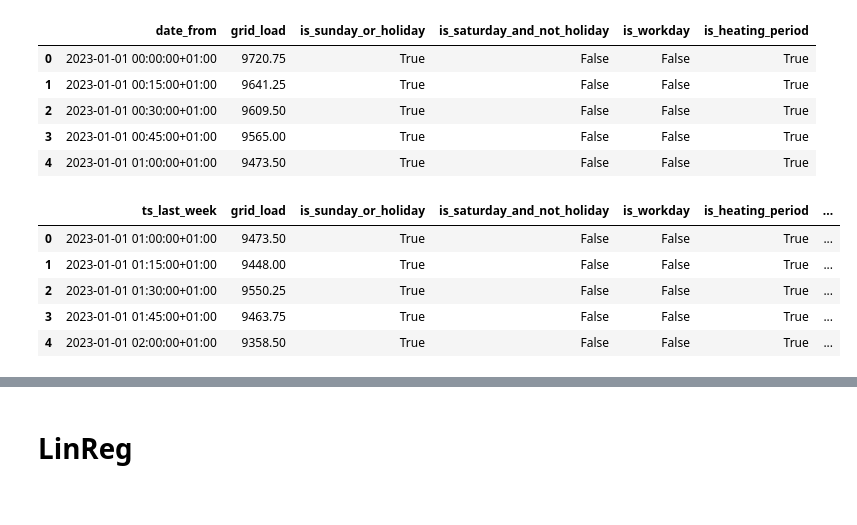
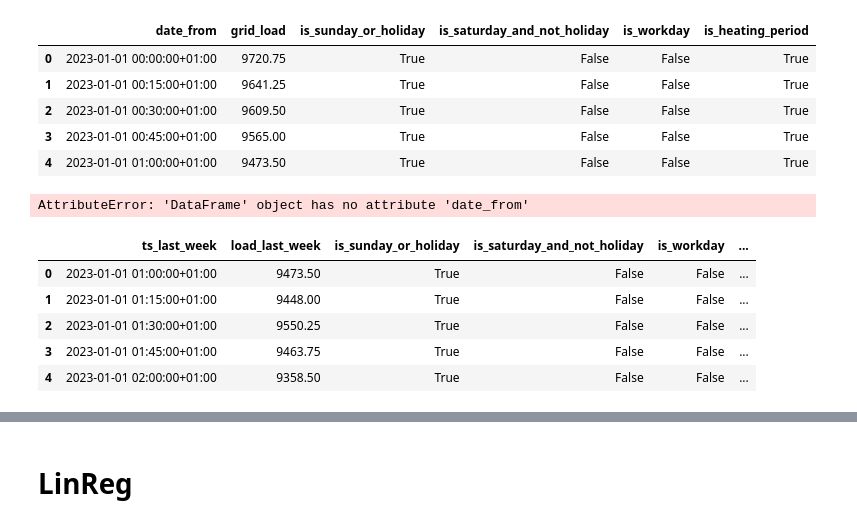
Before and after one commit to MischaDy/electricity-uq, a Jupyter notebook: energy_test.ipynb, the cells around one changed output, grey strips where cells are left out. Cells and saved outputs as stored; diff of their text form; code cells hidden in the pictures.

```diff
--- a/energy_test.ipynb
+++ b/energy_test.ipynb
@@ -73,51 +73,48 @@ df.head()
 | 2 | 2023-01-01 00:30:00+01:00 | 9609.50 | True | False | False | True |
 | 3 | 2023-01-01 00:45:00+01:00 | 9565.00 | True | False | False | True |
 | 4 | 2023-01-01 01:00:00+01:00 | 9473.50 | True | False | False | True |
-# %%
-# === add selected past values ===
-
-df_points_per_hour = 4
-
-
-df.rename(columns={'date_from': 'ts_last_week'}, inplace=True)
-
-# we ignore DST changes for 1h lags, but account for them for lags >= 1d
-# df.grid_load.shift(-df_points_per_hour)
-
-
-# # df.assign(ts_now=df.ts_last_week.map(lambda ts: ts.month not in range(4, 9+1)))
-# df.ts_last_week[0].date() # + datetime.timedelta(weeks=0)
+# %%
+grid_load_dict = dict(zip(df.date_from, df.grid_load))
+# %% [output]
+AttributeError: 'DataFrame' object has no attribute 'date_from'
 # %%
 from datetime import timedelta
 
 # === add lagged values for input and output ===
 
 
 def add_one_week(ts):
     return add_timedelta(ts, timedelta(weeks=1))
 
 def sub_one_year(ts):
     # todo: decide how to handle leap years
     return add_timedelta(ts, timedelta(days=-365))
 
 def add_timedelta(ts, td):
     # based on: https://www.hacksoft.io/blog/handling-timezone-and-dst-changes-with-python
     ts_utc = ts.astimezone('UTC')
     ts_next_week_utc = ts_utc + td
     ts_next_week = ts_next_week_utc.astimezone(TZ)
     dst_offset_diff = ts.dst() - ts_next_week.dst()
     ts_next_week += dst_offset_diff
     return ts_next_week
 
+
+df_points_per_hour = 4
+
+df.rename(columns={'date_from': 'ts_last_week', 'grid_load': 'load_last_week'}, inplace=True)
+
 df = df.assign(ts_now=df.ts_last_week.map(add_one_week))
+
+# we ignore DST changes for 1h lags, but account for them for lags >= 1d
 df = df.assign(ts_last_hour=df.ts_now.shift(df_points_per_hour))
 df = df.assign(ts_next_hour=df.ts_now.shift(-df_points_per_hour))
 df.dropna(inplace=True, ignore_index=True)
 df.head()
 # %% [output]
-|  | ts_last_week | grid_load | is_sunday_or_holiday | is_saturday_and_not_holiday | is_workday | is_heating_period | ... |
-| 0 | 2023-01-01 01:00:00+01:00 | 9473.50 | True | False | False | True | ... |
-| 1 | 2023-01-01 01:15:00+01:00 | 9448.00 | True | False | False | True | ... |
-| 2 | 2023-01-01 01:30:00+01:00 | 9550.25 | True | False | False | True | ... |
-| 3 | 2023-01-01 01:45:00+01:00 | 9463.75 | True | False | False | True | ... |
-| 4 | 2023-01-01 02:00:00+01:00 | 9358.50 | True | False | False | True | ... |
+|  | ts_last_week | load_last_week | is_sunday_or_holiday | is_saturday_and_not_holiday | is_workday | ... |
+| 0 | 2023-01-01 01:00:00+01:00 | 9473.50 | True | False | False | ... |
+| 1 | 2023-01-01 01:15:00+01:00 | 9448.00 | True | False | False | ... |
+| 2 | 2023-01-01 01:30:00+01:00 | 9550.25 | True | False | False | ... |
+| 3 | 2023-01-01 01:45:00+01:00 | 9463.75 | True | False | False | ... |
+| 4 | 2023-01-01 02:00:00+01:00 | 9358.50 | True | False | False | ... |
```
Also changed, not shown: parts of 5 cells of this notebook.
